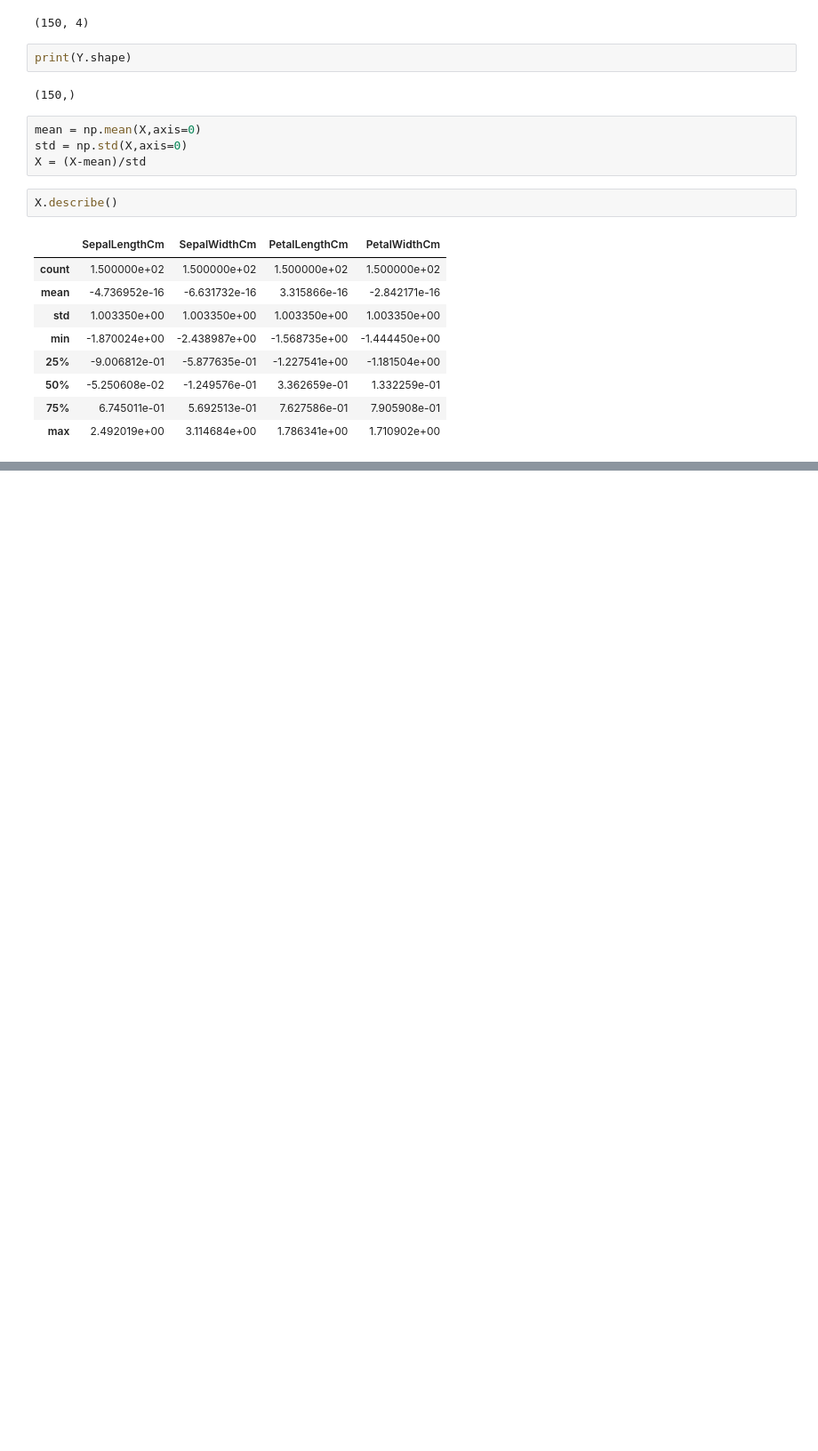
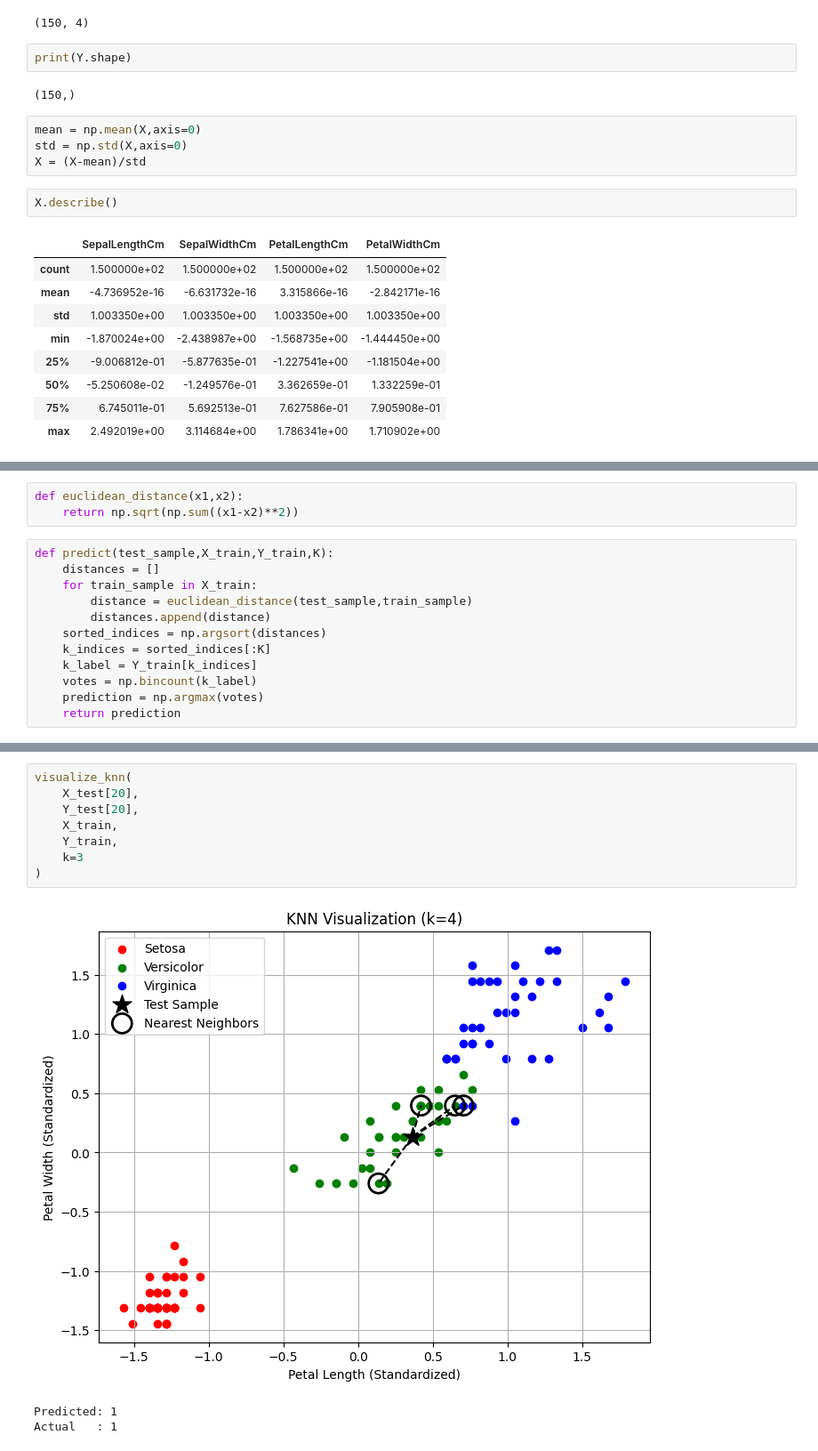
Before and after one commit to Shazal55/ML_Journey, a Jupyter notebook: Iris_Detection_KNN_Model/Iris_KNN_Detection_Model.ipynb, the cells around one changed output, grey strips where cells are left out. Shown at 89% size. Cells and saved outputs as stored; diff of their text form; blank space fills up the shorter version.

```diff
--- a/Iris_Detection_KNN_Model/Iris_KNN_Detection_Model.ipynb
+++ b/Iris_Detection_KNN_Model/Iris_KNN_Detection_Model.ipynb
@@ -86,0 +137,15 @@ dtype: float64
+# %%
+def euclidean_distance(x1,x2):
+    return np.sqrt(np.sum((x1-x2)**2))
+# %%
+def predict(test_sample,X_train,Y_train,K):
+    distances = []
+    for train_sample in X_train:
+        distance = euclidean_distance(test_sample,train_sample)
+        distances.append(distance)
+    sorted_indices = np.argsort(distances)
+    k_indices = sorted_indices[:K]
+    k_label = Y_train[k_indices]
+    votes = np.bincount(k_label)
+    prediction = np.argmax(votes)
+    return prediction
@@ -86,0 +253,12 @@ dtype: float64
+# %%
+visualize_knn(
+    X_test[20],
+    Y_test[20],
+    X_train,
+    Y_train,
+    k=3
+)
+# %% [output]
+[figure, added]
+Predicted: 1
+Actual   : 1
```
Also changed, not shown: parts of 11 cells of this notebook.
